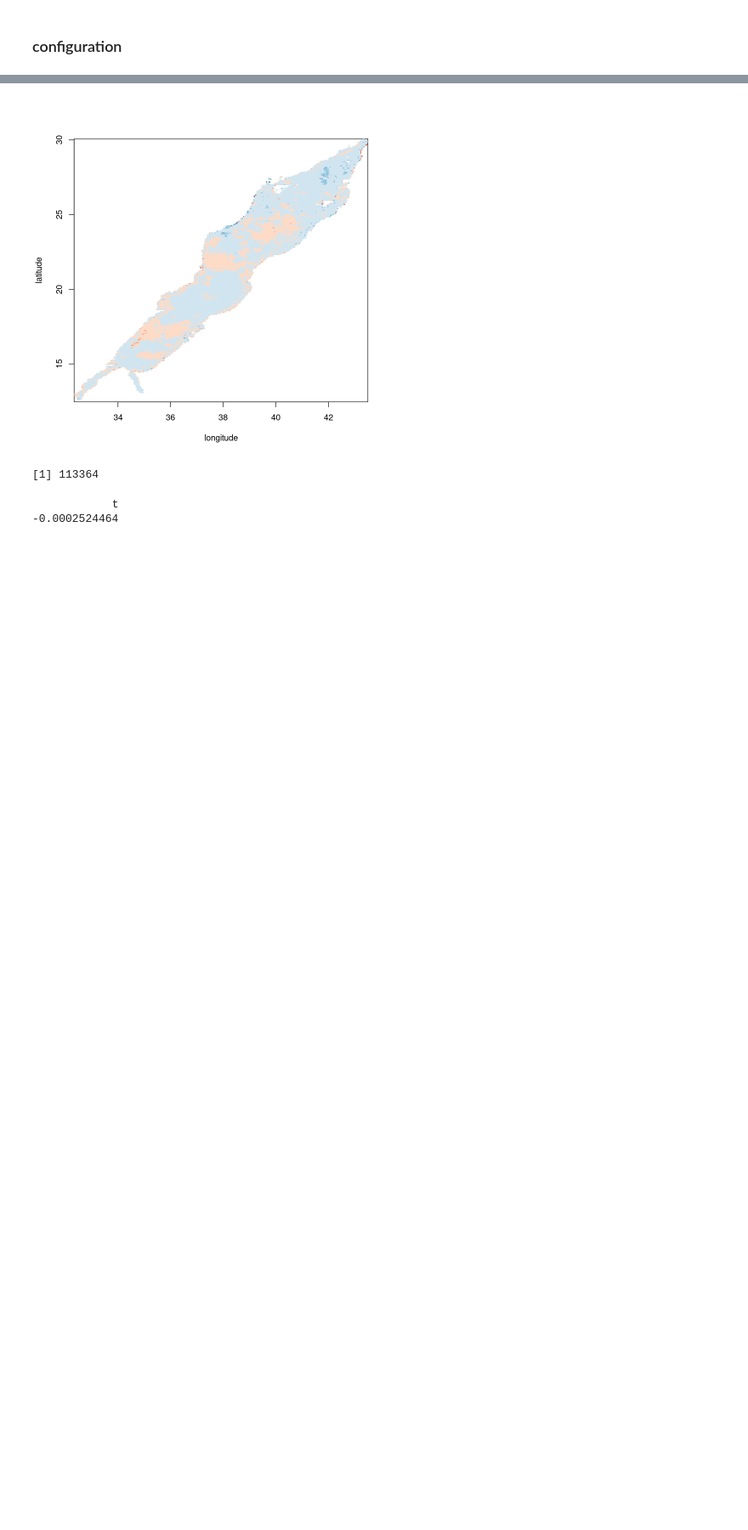
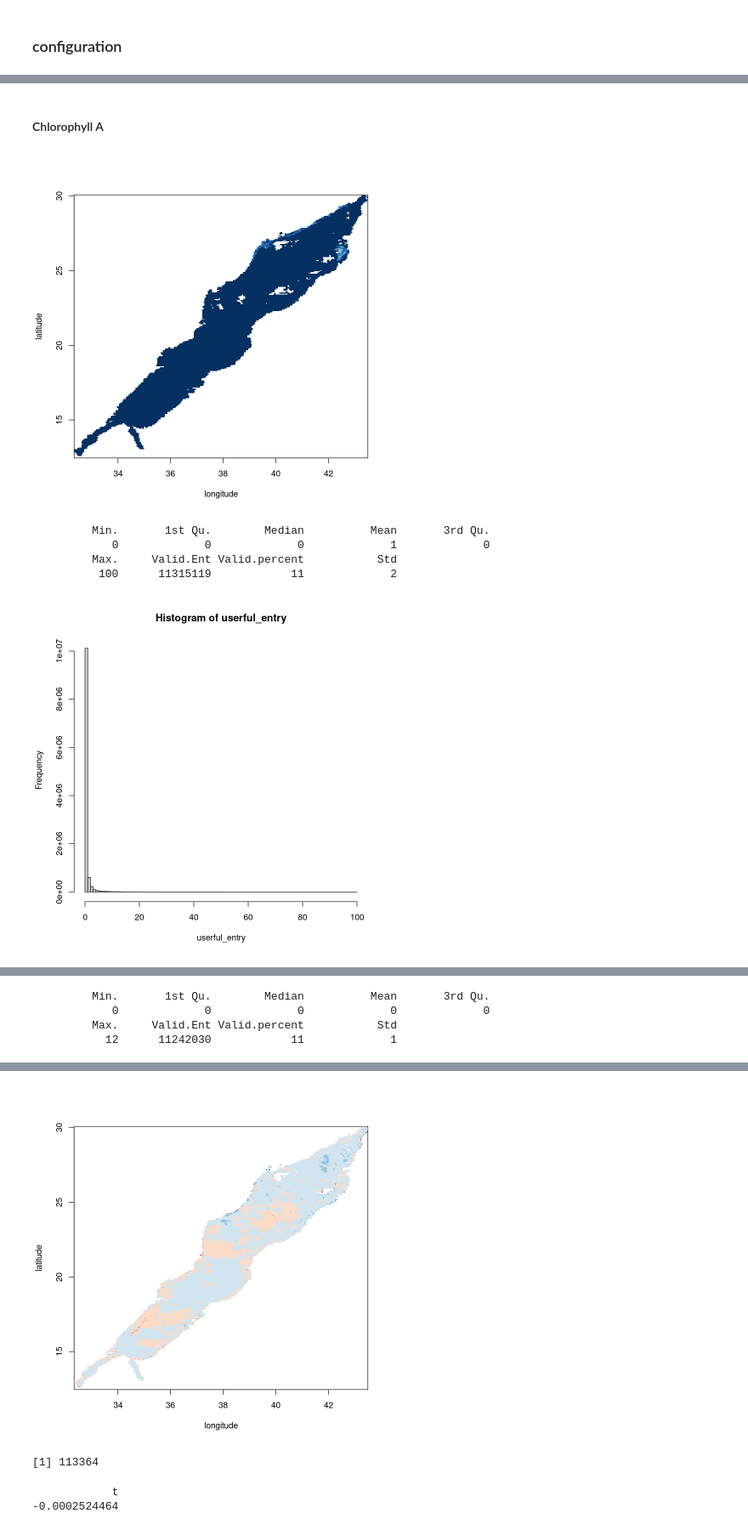
Before and after one commit to Stathastic/redsea, a Jupyter notebook: chl_visualization.ipynb, the cells around one changed output, grey strips where cells are left out. Shown at 85% size. Cells and saved outputs as stored; diff of their text form; code cells hidden in the pictures; blank space fills up the shorter version.

```diff
--- a/chl_visualization.ipynb
+++ b/chl_visualization.ipynb
@@ -35,0 +85,15 @@ visualize_frame_raw(T_array[,,819],latitude,longitude)
+# %% [markdown]
+#### Chlorophyll A
+# %%
+visualize_frame_raw(chl_T_array[,,819],latitude,longitude)
+helper_describe(chl_T_array)
+chl_T_array[pipeline_filter_for_outlier(chl_T_array,5)]=NA
+visualize_frame_raw(chl_T_array[,,819],latitude,longitude)
+helper_describe(chl_T_array)
+# %% [output]
+[figure, added]
+         Min.       1st Qu.        Median          Mean       3rd Qu.
+            0             0             0             1             0
+         Max.     Valid.Ent Valid.percent           Std
+          100      11315119            11             2
+[figure, added]
@@ -35,0 +101,4 @@ visualize_frame_raw(T_array[,,819],latitude,longitude)
+         Min.       1st Qu.        Median          Mean       3rd Qu.
+            0             0             0             0             0
+         Max.     Valid.Ent Valid.percent           Std
+           12      11242030            11             1
```
Also changed, not shown: parts of 23 cells of this notebook, 1 other file.
